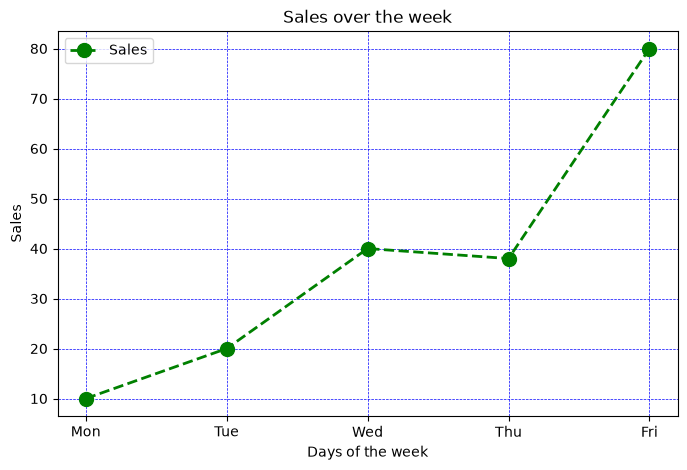
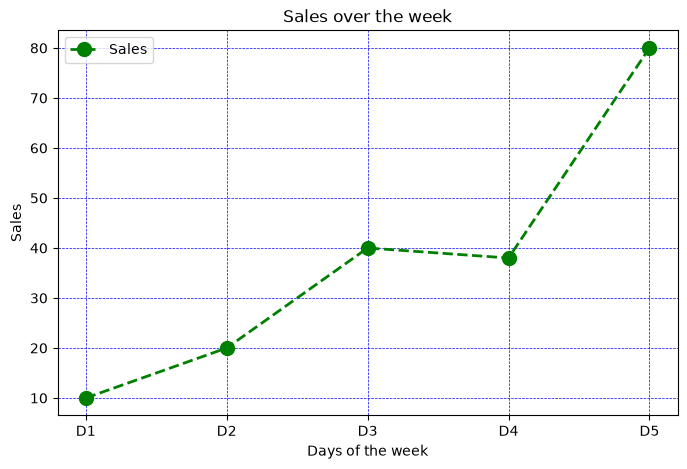
Code edit (unified diff) that turned the first committed figure into the second:
--- before
+++ after
@@ -11,3 +11,5 @@
 plt.legend()
 plt.grid(color="blue", linestyle="--", linewidth=0.5)
+# plt.xticks(rotation=45)
+plt.xticks(["Mon", "Tue", "Wed", "Thu", "Fri"], ["D1", "D2", "D3", "D4", "D5"])
 plt.show()

Commit: matplotlib: more customized